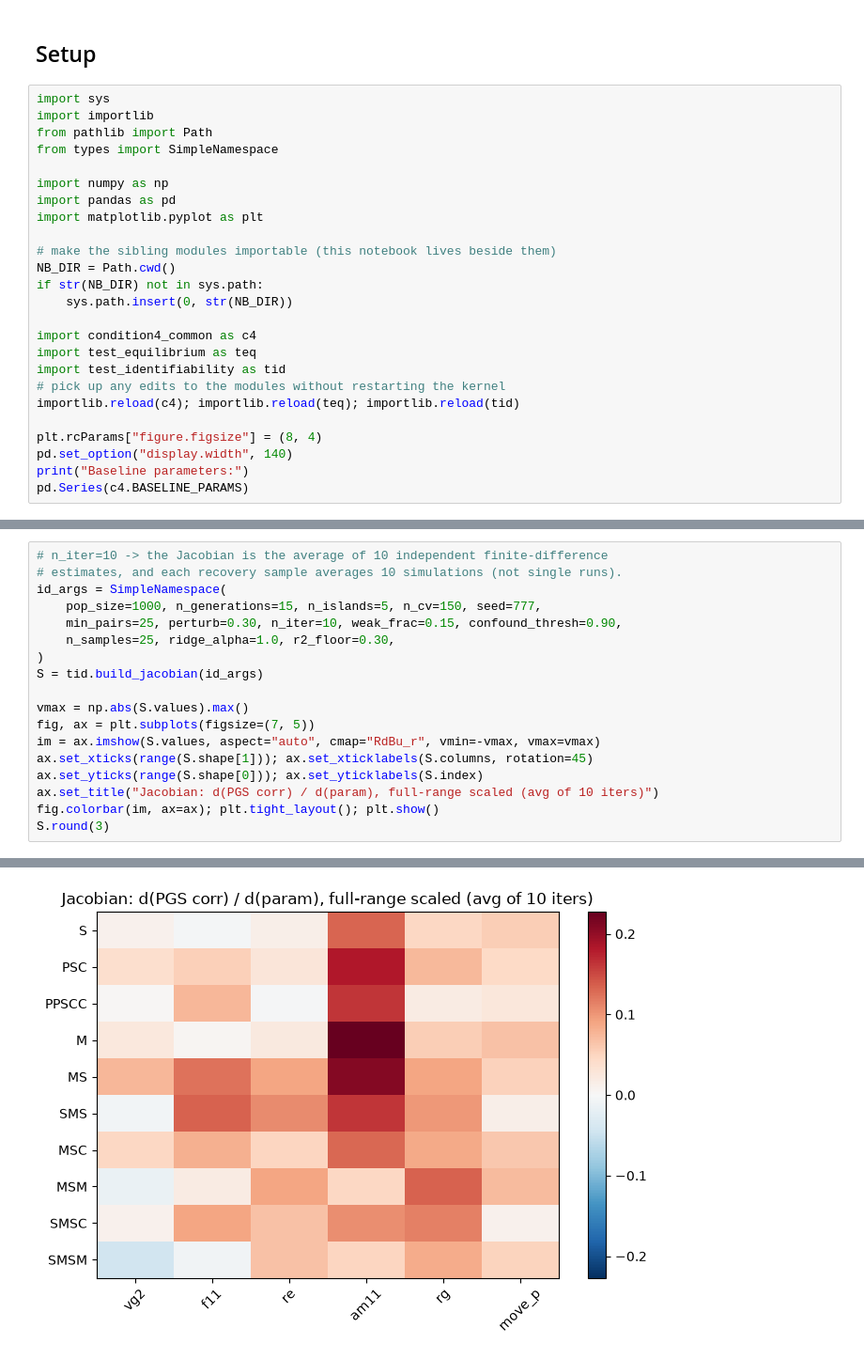
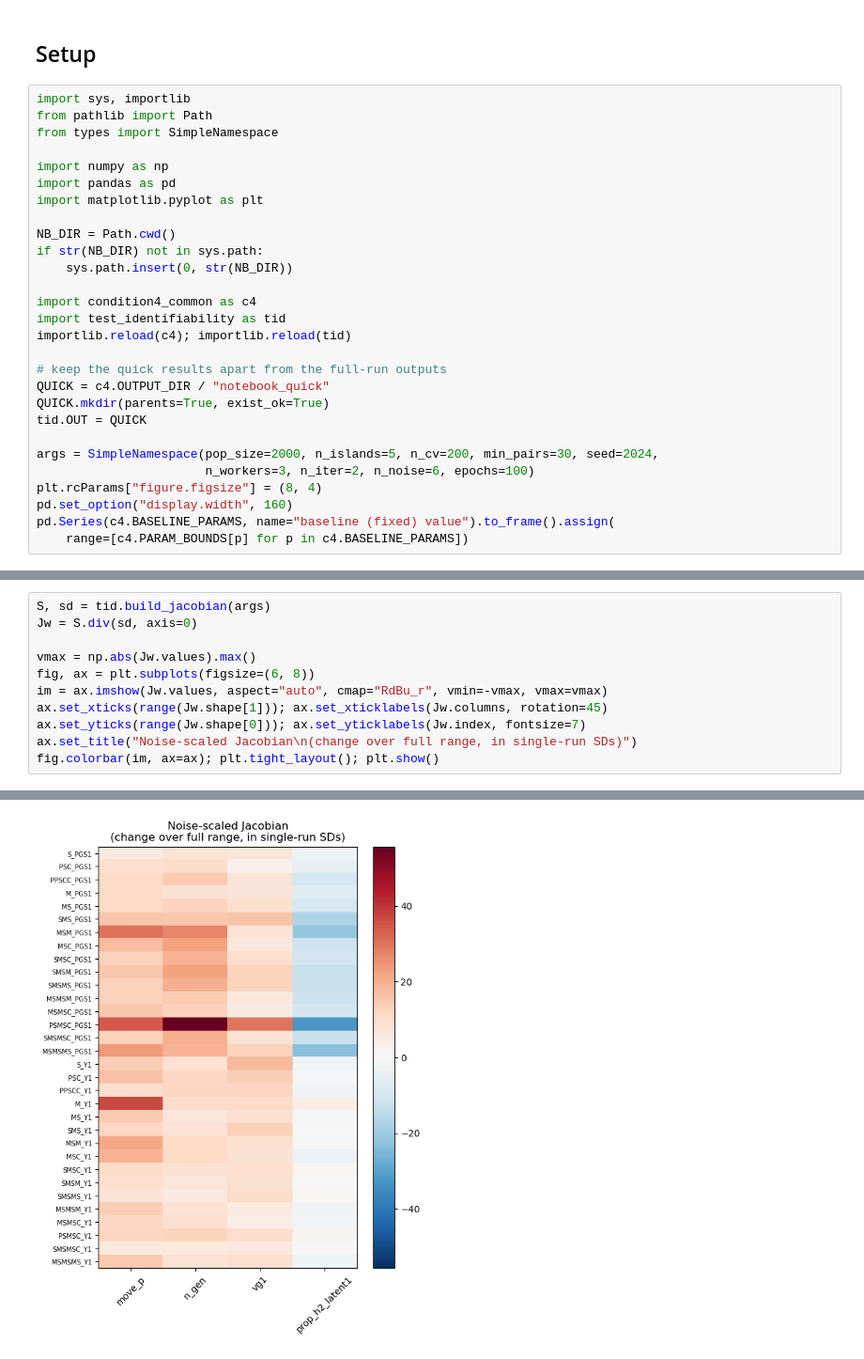
Before and after one commit to Xuanyu-Lyu/PGS_Cor_Relative, a Jupyter notebook: Scripts/test_04AMmigration/condition4_tests.ipynb, the cells around one changed output, grey strips where cells are left out. Shown at 94% size. Drawn from its saved outputs; the diff is of its cells as text.

```diff
--- a/Scripts/test_04AMmigration/condition4_tests.ipynb
+++ b/Scripts/test_04AMmigration/condition4_tests.ipynb
@@ -14,8 +25,7 @@ config cells for sharper results.
 # %% [markdown]
 ## Setup
 # %%
-import sys
-import importlib
+import sys, importlib
 from pathlib import Path
 from types import SimpleNamespace
 
@@ -23,19 +33,23 @@ import numpy as np
 import pandas as pd
 import matplotlib.pyplot as plt
 
-# make the sibling modules importable (this notebook lives beside them)
 NB_DIR = Path.cwd()
 if str(NB_DIR) not in sys.path:
     sys.path.insert(0, str(NB_DIR))
 
 import condition4_common as c4
-import test_equilibrium as teq
 import test_identifiability as tid
-# pick up any edits to the modules without restarting the kernel
-importlib.reload(c4); importlib.reload(teq); importlib.reload(tid)
+importlib.reload(c4); importlib.reload(tid)
 
+# keep the quick results apart from the full-run outputs
+QUICK = c4.OUTPUT_DIR / "notebook_quick"
+QUICK.mkdir(parents=True, exist_ok=True)
+tid.OUT = QUICK
+
+args = SimpleNamespace(pop_size=2000, n_islands=5, n_cv=200, min_pairs=30, seed=2024,
+                       n_workers=3, n_iter=2, n_noise=6, epochs=100)
 plt.rcParams["figure.figsize"] = (8, 4)
-pd.set_option("display.width", 140)
-print("Baseline parameters:")
-pd.Series(c4.BASELINE_PARAMS)
+pd.set_option("display.width", 160)
+pd.Series(c4.BASELINE_PARAMS, name="baseline (fixed) value").to_frame().assign(
+    range=[c4.PARAM_BOUNDS[p] for p in c4.BASELINE_PARAMS])
 # %% [output]
@@ -247,19 +119,12 @@ Section&nbsp;4 then confirms the local picture **globally**: we sample many $\bo
 # %%
-# n_iter=10 -> the Jacobian is the average of 10 independent finite-difference
-# estimates, and each recovery sample averages 10 simulations (not single runs).
-id_args = SimpleNamespace(
-    pop_size=1000, n_generations=15, n_islands=5, n_cv=150, seed=777,
-    min_pairs=25, perturb=0.30, n_iter=10, weak_frac=0.15, confound_thresh=0.90,
-    n_samples=25, ridge_alpha=1.0, r2_floor=0.30,
-)
-S = tid.build_jacobian(id_args)
+S, sd = tid.build_jacobian(args)
+Jw = S.div(sd, axis=0)
 
-vmax = np.abs(S.values).max()
-fig, ax = plt.subplots(figsize=(7, 5))
-im = ax.imshow(S.values, aspect="auto", cmap="RdBu_r", vmin=-vmax, vmax=vmax)
-ax.set_xticks(range(S.shape[1])); ax.set_xticklabels(S.columns, rotation=45)
-ax.set_yticks(range(S.shape[0])); ax.set_yticklabels(S.index)
-ax.set_title("Jacobian: d(PGS corr) / d(param), full-range scaled (avg of 10 iters)")
+vmax = np.abs(Jw.values).max()
+fig, ax = plt.subplots(figsize=(6, 8))
+im = ax.imshow(Jw.values, aspect="auto", cmap="RdBu_r", vmin=-vmax, vmax=vmax)
+ax.set_xticks(range(Jw.shape[1])); ax.set_xticklabels(Jw.columns, rotation=45)
+ax.set_yticks(range(Jw.shape[0])); ax.set_yticklabels(Jw.index, fontsize=7)
+ax.set_title("Noise-scaled Jacobian\n(change over full range, in single-run SDs)")
 fig.colorbar(im, ax=ax); plt.tight_layout(); plt.show()
-S.round(3)
 # %% [output]
@@ -283 +132 @@ S.round(3)
-[figure, old version]
+[figure, new version]
```
Also changed, not shown: parts of 24 cells of this notebook, 49 other files.
